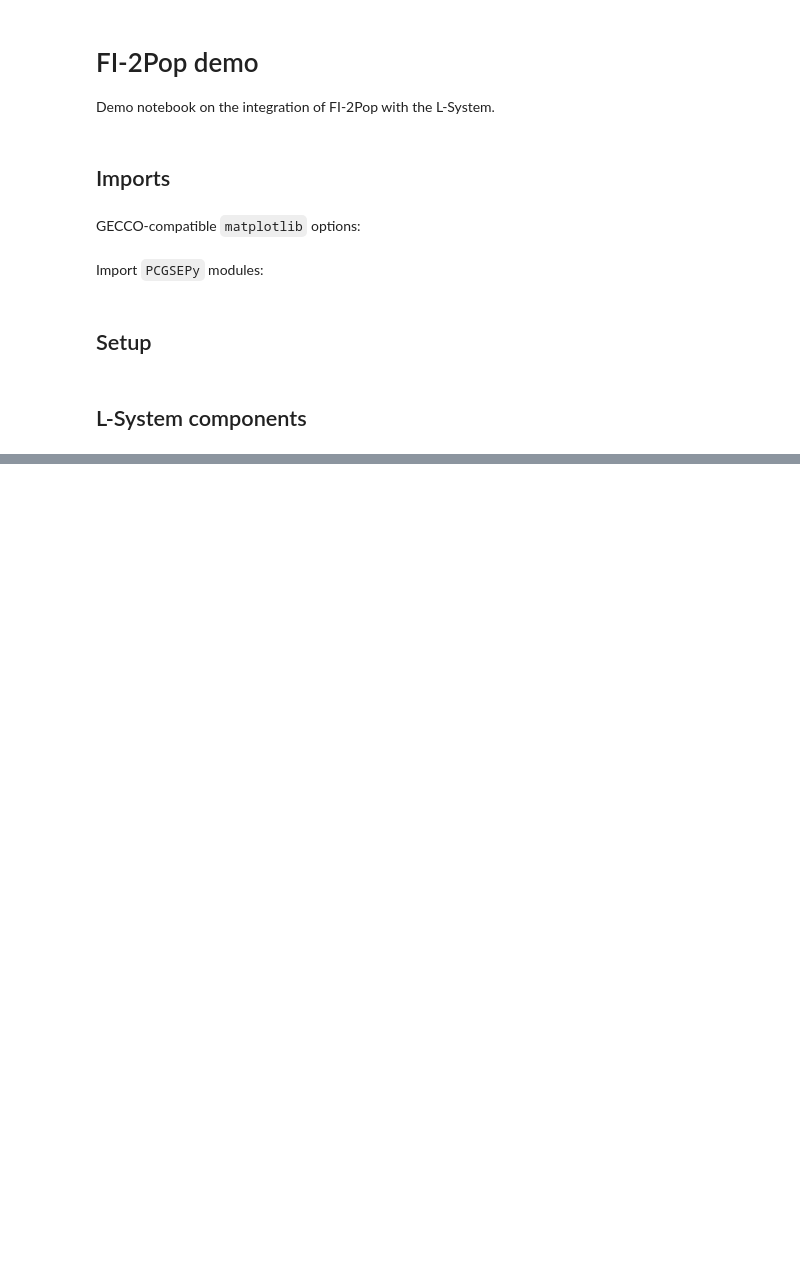
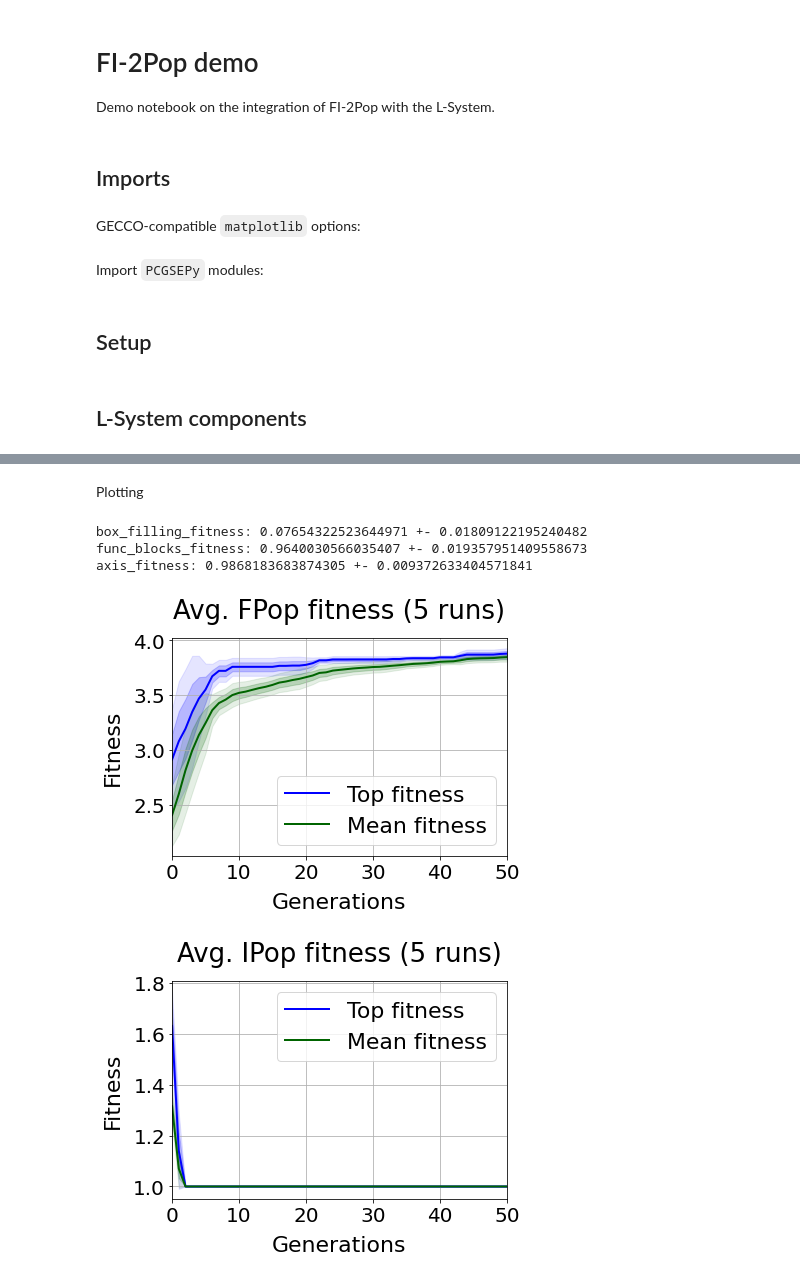
Before and after one commit to arayabrain/space-engineers-ai-spaceship-generator, a Jupyter notebook: l-system/fi2pop-demo.ipynb, the cells around one changed output, grey strips where cells are left out. Saved outputs shown, nothing was run; the diff lists cells and outputs as text; code cells hidden in the pictures; blank space fills up the shorter version.

Commit message:
Add baseline results + code changes

```diff
--- a/l-system/fi2pop-demo.ipynb
+++ b/l-system/fi2pop-demo.ipynb
@@ -207,11 +204,8 @@ i_fitnesses_hist = []
 run_experiment = True
 # %%
-from pcgsepy.evo.fitness import box_filling_fitness, bounding_box_fitness, func_blocks_fitness, axis_fitness
-from pcgsepy.fi2pop.fi2pop import FI2PopSolver
-from pcgsepy.config import N_GENS
+from pcgsepy.evo.fitness import box_filling_fitness, func_blocks_fitness, axis_fitness
 
-fitnesses = [bounding_box_fitness,
-             box_filling_fitness,
+fitnesses = [box_filling_fitness,
              func_blocks_fitness,
              axis_fitness]
 # %%
@@ -289,23 +374,5 @@ if run_experiment:
-# %%
-if run_experiment:
-    from pcgsepy.config import POP_SIZE
-
-    ffs = np.empty(shape=(N_RUNS, 1 + N_GENS, 2))
-    for r, rv in enumerate(f_fitnesses_hist):
-        for g, gv in enumerate(rv):
-            ffs[r, g, :] = f_fitnesses_hist[r][g][:]
-    ifs = np.empty(shape=(N_RUNS, 1 + N_GENS, 2))
-    for r, rv in enumerate(i_fitnesses_hist):
-        for g, gv in enumerate(rv):
-            ifs[r, g, :] = i_fitnesses_hist[r][g][:]
-
-    with open(f'results/big-run/{EXP_NAME}_metrics.npz', 'wb') as f:
-        np.savez(f, ffs, ifs)
-else:
-    with open(f'results/big-run/{EXP_NAME}_metrics.npz', 'rb') as f:
-        npzfile = np.load(f)
-        ffs = npzfile['arr_0']
-        ifs = npzfile['arr_1']
+# %% [markdown]
+Plotting
 # %%
 import matplotlib.pyplot as plt
 
@@ -381,0 +477,23 @@ plt.show()
+# %%
+with open(f'results/lgp_baseline_elites.npz', 'rb') as f:
+    npzfile = np.load(f)
+    efs = npzfile['arr_0']
+
+    for i, f in enumerate(fitnesses):
+        ef_mean = np.mean(efs[:, i])
+        ef_std = np.std(efs[:, i])
+        print(f'{f.__name__}: {ef_mean} +- {ef_std}')
+
+with open(f'results/lgp_baseline_metrics.npz', 'rb') as f:
+    npzfile = np.load(f)
+    ffs = npzfile['arr_0']
+    ifs = npzfile['arr_1']
+
+    plot_mean_and_top_feasible(ffs=ffs, exp_name='lgp_baseline')
+    plot_mean_and_top_infeasible(ifs=ifs, exp_name='lgp_baseline')
+# %% [output]
+box_filling_fitness: 0.07654322523644971 +- 0.01809122195240482
+func_blocks_fitness: 0.9640030566035407 +- 0.019357951409558673
+axis_fitness: 0.9868183683874305 +- 0.009372633404571841
+[figure, added]
+[figure, added]
```
Also changed, not shown: parts of 11 cells of this notebook, 32 other files.
